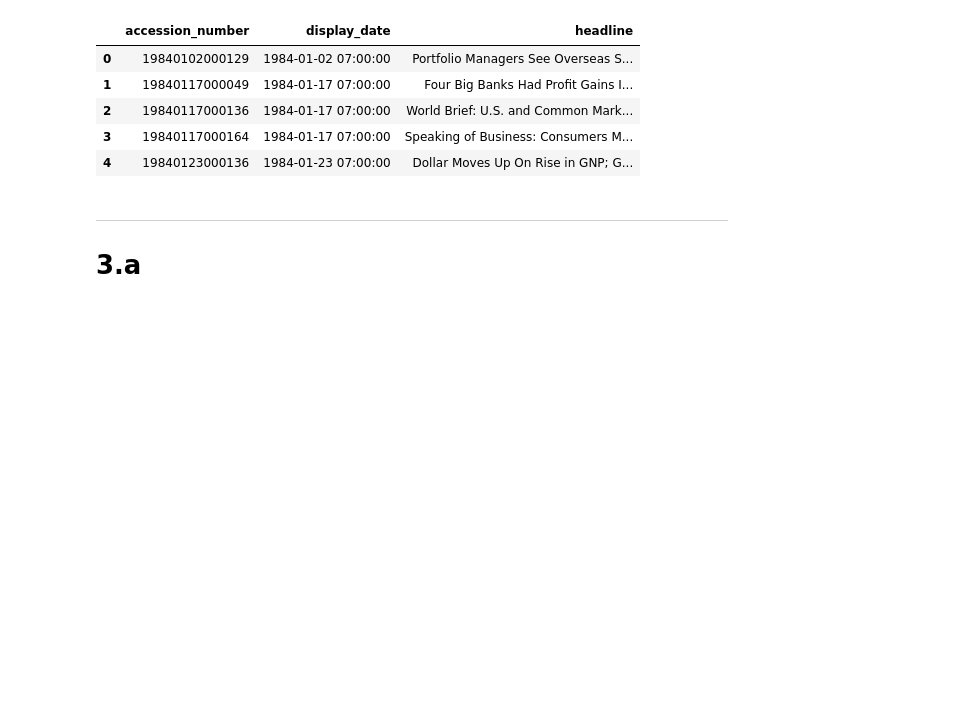
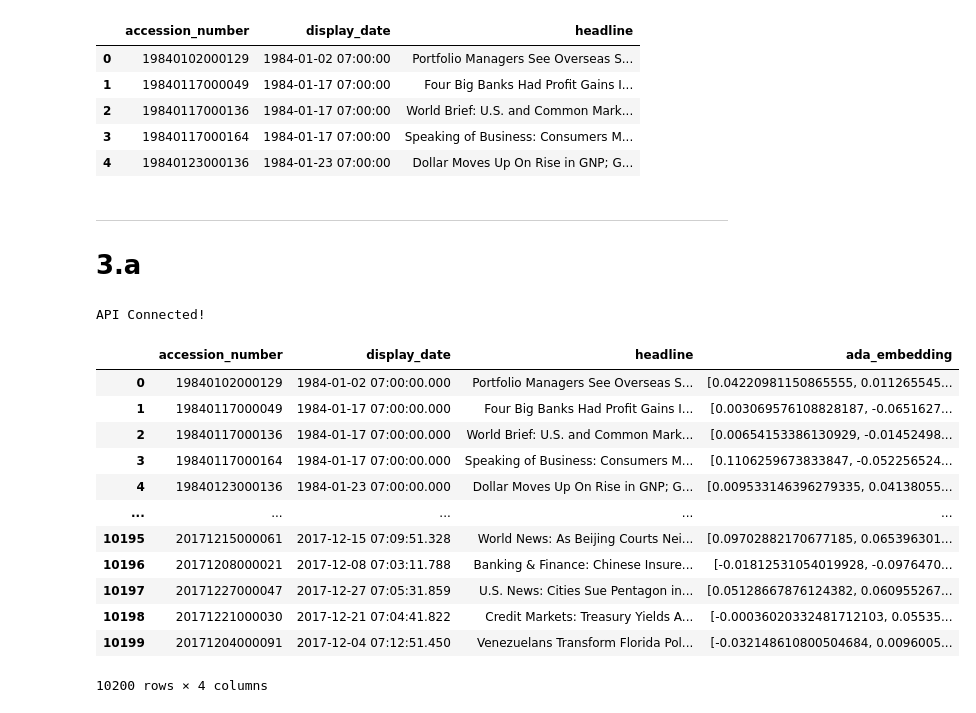
Before and after one commit to UChicago-FinMath-collection/ML-for-finance, a Jupyter notebook: PSet3/HW3p3.ipynb, the cells around one changed output. Saved outputs shown, nothing was run; the diff lists cells and outputs as text; code cells hidden in the pictures; blank space fills up the shorter version.

```diff
--- a/PSet3/HW3p3.ipynb
+++ b/PSet3/HW3p3.ipynb
@@ -57,3 +57,63 @@ articles.head()
 # %% [markdown]
 ---
 # 3.a
+# %%
+import numpy as np
+from tqdm import tqdm
+from openai import OpenAI
+import pandas as pd
+
+#------------------------------------------------------------------------------
+# Login into API
+#------------------------------------------------------------------------------
+
+key = "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"
+client = OpenAI(api_key = key)
+print('API Connected!')
+
+#------------------------------------------------------------------------------
+# This function converts text to embeddings and adds the embedding vector as
+# an addtional vector to your df. You can input the preferred dimension.
+#------------------------------------------------------------------------------
+
+def get_batch_embeddings(texts, model="text-embedding-3-small", dimensions=250, batch_size=100):
+    embeddings = []
+    for i in tqdm(range(0, len(texts), batch_size), desc="Embedding batches"):
+        batch = texts[i:i+batch_size]
+        response = client.embeddings.create(
+            input=batch,
+            model=model,
+            dimensions=dimensions
+        )
+        batch_embeddings = [res.embedding for res in response.data]
+        embeddings.extend(batch_embeddings)
+    return embeddings
+
+#------------------------------------------------------------------------------
+
+file_path = "../data3/articles.pq"
+df_articles = pd.read_parquet(file_path)
+
+text = df_articles['headline'].tolist()
+
+df_articles['ada_embedding'] = get_batch_embeddings(text, dimensions=250)
+
+#------------------------------------------------------------------------------
+# %% [output]
+API Connected!
+# %%
+df_articles
+# %% [output]
+|  | accession_number | display_date | headline | ada_embedding |
+| 0 | 19840102000129 | 1984-01-02 07:00:00.000 | Portfolio Managers See Overseas S... | [0.04220981150865555, 0.011265545... |
+| 1 | 19840117000049 | 1984-01-17 07:00:00.000 | Four Big Banks Had Profit Gains I... | [0.003069576108828187, -0.0651627... |
+| 2 | 19840117000136 | 1984-01-17 07:00:00.000 | World Brief: U.S. and Common Mark... | [0.00654153386130929, -0.01452498... |
+| 3 | 19840117000164 | 1984-01-17 07:00:00.000 | Speaking of Business: Consumers M... | [0.1106259673833847, -0.052256524... |
+| 4 | 19840123000136 | 1984-01-23 07:00:00.000 | Dollar Moves Up On Rise in GNP; G... | [0.009533146396279335, 0.04138055... |
+| ... | ... | ... | ... | ... |
+| 10195 | 20171215000061 | 2017-12-15 07:09:51.328 | World News: As Beijing Courts Nei... | [0.09702882170677185, 0.065396301... |
+| 10196 | 20171208000021 | 2017-12-08 07:03:11.788 | Banking & Finance: Chinese Insure... | [-0.01812531054019928, -0.0976470... |
+| 10197 | 20171227000047 | 2017-12-27 07:05:31.859 | U.S. News: Cities Sue Pentagon in... | [0.05128667876124382, 0.060955267... |
+| 10198 | 20171221000030 | 2017-12-21 07:04:41.822 | Credit Markets: Treasury Yields A... | [-0.00036020332481712103, 0.05535... |
+| 10199 | 20171204000091 | 2017-12-04 07:12:51.450 | Venezuelans Transform Florida Pol... | [-0.032148610800504684, 0.0096005... |
+10200 rows × 4 columns
```
Also changed, not shown: parts of 9 cells of this notebook.
